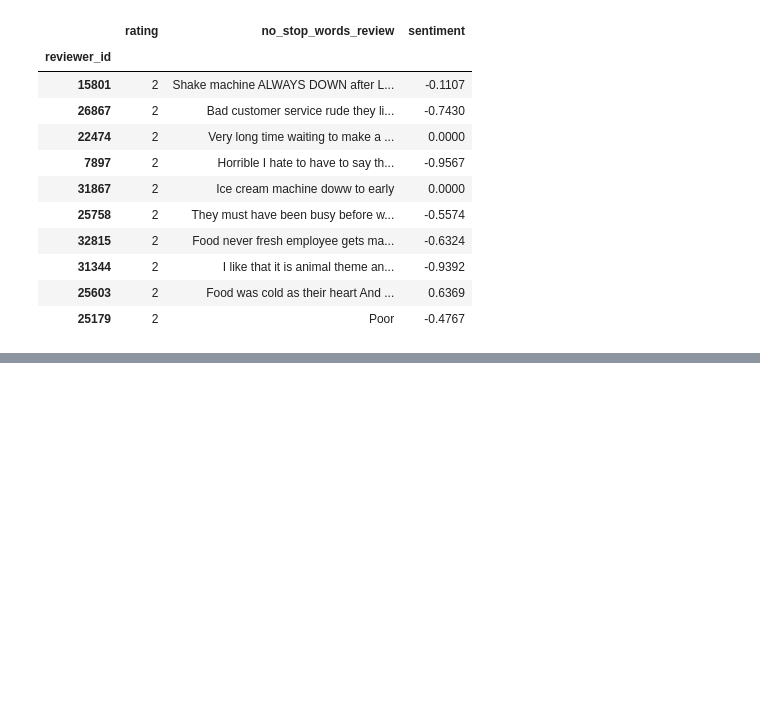
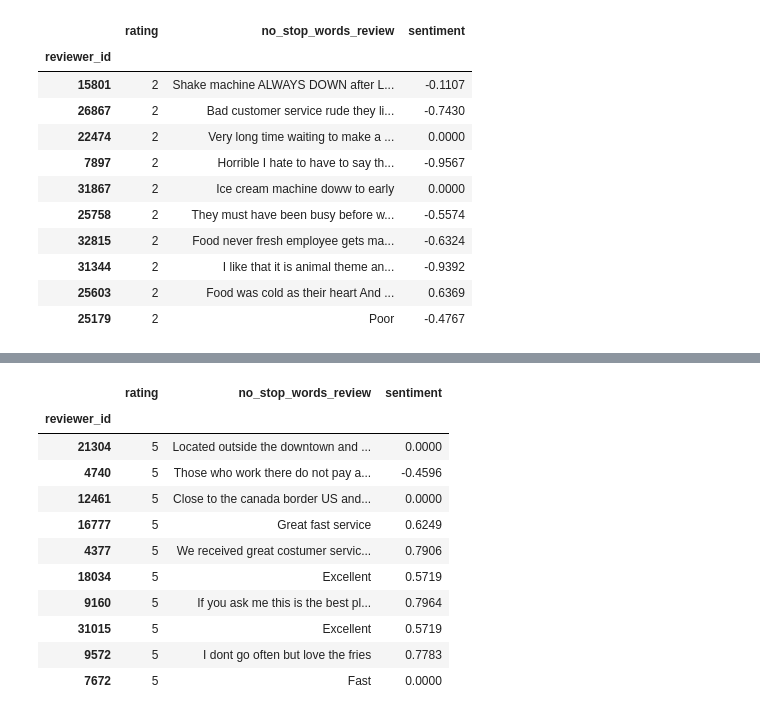
Before and after one commit to niannianwang/Applying-BERT-in-predicting-customer-review-rating-for-future-labeling, a Jupyter notebook: notebook.ipynb, the cells around one changed output, grey strips where cells are left out. Drawn from its saved outputs; the diff is of its cells as text; code cells hidden in the pictures; blank space fills up the shorter version.

```diff
--- a/notebook.ipynb
+++ b/notebook.ipynb
@@ -257,0 +398,16 @@ train_df, test_df = train_test_split(df_rating_1, test_size = 0.2, random_state
+# %%
+df_sampled_5_calc = df_sampled_5.assign(sentiment = df_sampled_5.get("no_stop_words_review").apply(sentimentation))
+df_sampled_5_calc
+# %% [output]
+|  | rating | no_stop_words_review | sentiment |
+| reviewer_id |  |  |  |
+| 21304 | 5 | Located outside the downtown and ... | 0.0000 |
+| 4740 | 5 | Those who work there do not pay a... | -0.4596 |
+| 12461 | 5 | Close to the canada border US and... | 0.0000 |
+| 16777 | 5 | Great fast service | 0.6249 |
+| 4377 | 5 | We received great costumer servic... | 0.7906 |
+| 18034 | 5 | Excellent | 0.5719 |
+| 9160 | 5 | If you ask me this is the best pl... | 0.7964 |
+| 31015 | 5 | Excellent | 0.5719 |
+| 9572 | 5 | I dont go often but love the fries | 0.7783 |
+| 7672 | 5 | Fast | 0.0000 |
```
Also changed, not shown: parts of 19 cells of this notebook.
